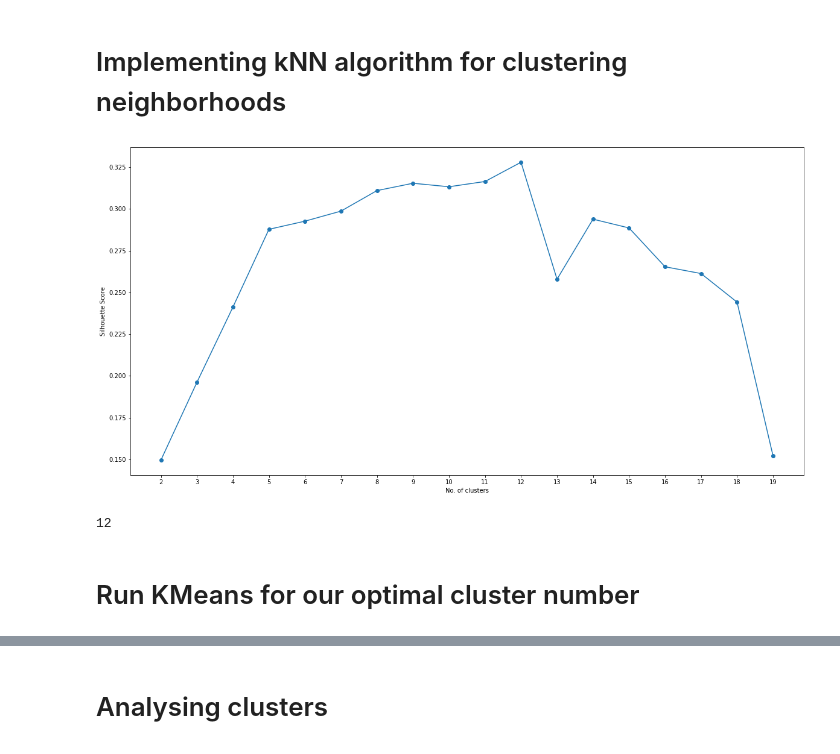
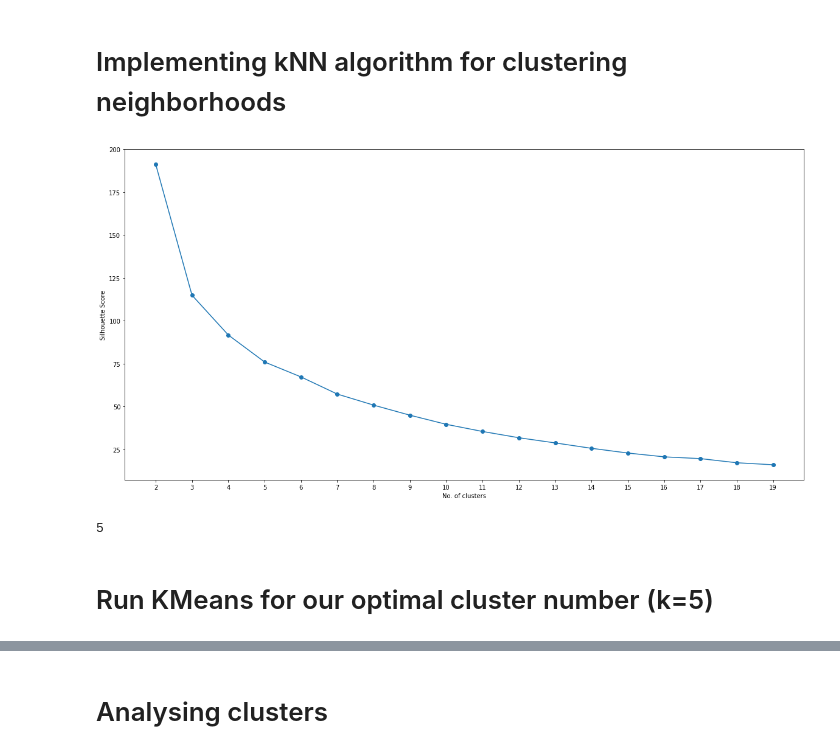
Before and after one commit to alunavat/IBM-Capstone-Data_Science, a Jupyter notebook: analysis-of-cities.ipynb, the cells around one changed output, grey strips where cells are left out. Saved outputs shown, nothing was run; the diff lists cells and outputs as text; code cells hidden in the pictures.

Commit message:
Adding final code with analysis

```diff
--- a/analysis-of-cities.ipynb
+++ b/analysis-of-cities.ipynb
@@ -445,0 +491,3 @@ raleigh_grouped.reset_index(inplace= True)
+# %%
+indore_grouped = indore_onehot.groupby('Neighborhood Name').sum().reset_index()
+indore_grouped
@@ -445,0 +500,5 @@ raleigh_grouped.reset_index(inplace= True)
+# %%
+#Taking out the common venues from both indore and raleigh for analysis
+a = set(indore_grouped.columns).intersection(set(raleigh_grouped.columns))
+a.add('Neighborhood Name')
+a
@@ -445,0 +523,7 @@ raleigh_grouped.reset_index(inplace= True)
+# %%
+raleigh_grouped_cluster = raleigh_grouped[a]
+
+neighname = raleigh_grouped_cluster.pop('Neighborhood Name')
+raleigh_grouped_cluster.insert(0, 'Neighborhood Name', neighname)
+
+raleigh_grouped_cluster
@@ -480,12 +559,24 @@ for kclusters in range(2, max_range) :
+# %%
+K = range(2,max_range)
+rlc = raleigh_grouped_cluster.drop('Neighborhood Name',1)
+#Calculating sum of squared distances
+sse= []
+for k in K:
+    km = KMeans(n_clusters=k)
+    km = km.fit(rlc)
+    sse.append(km.inertia_)
 # %%
-plot(max_range, scores, "No. of clusters", "Silhouette Score")
+plot(max_range, sse, "No. of clusters", "Silhouette Score")
 # %% [output]
-[figure, old version]
+[figure, new version]
-# %%
-optimalK = np.argmax(scores) + 2 # Finds the optimal value of K for our algorithm
-optimalK
-# %% [output]
-12
+# %%
+#Finding out the Knee point for optimal K
+from kneed import KneeLocator
+kn = KneeLocator(np.arange(2, max_range), sse, curve='convex', direction='decreasing')
+optimalK = kn.knee
+print(optimalK)
+# %% [output]
+5
 # %% [markdown]
-# Run KMeans for our optimal cluster number
+# Run KMeans for our optimal cluster number (k=5)
 # %%
```
Also changed, not shown: parts of 57 cells of this notebook.
